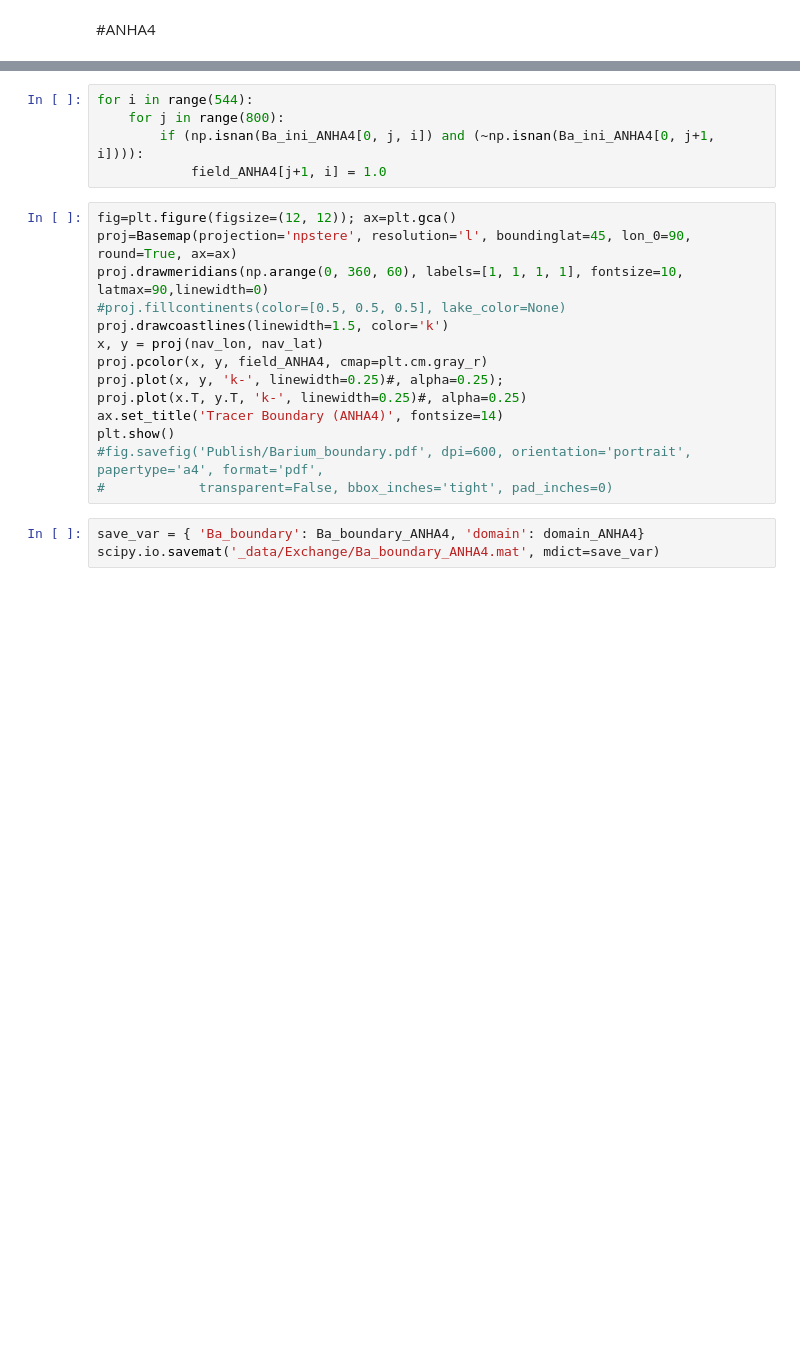
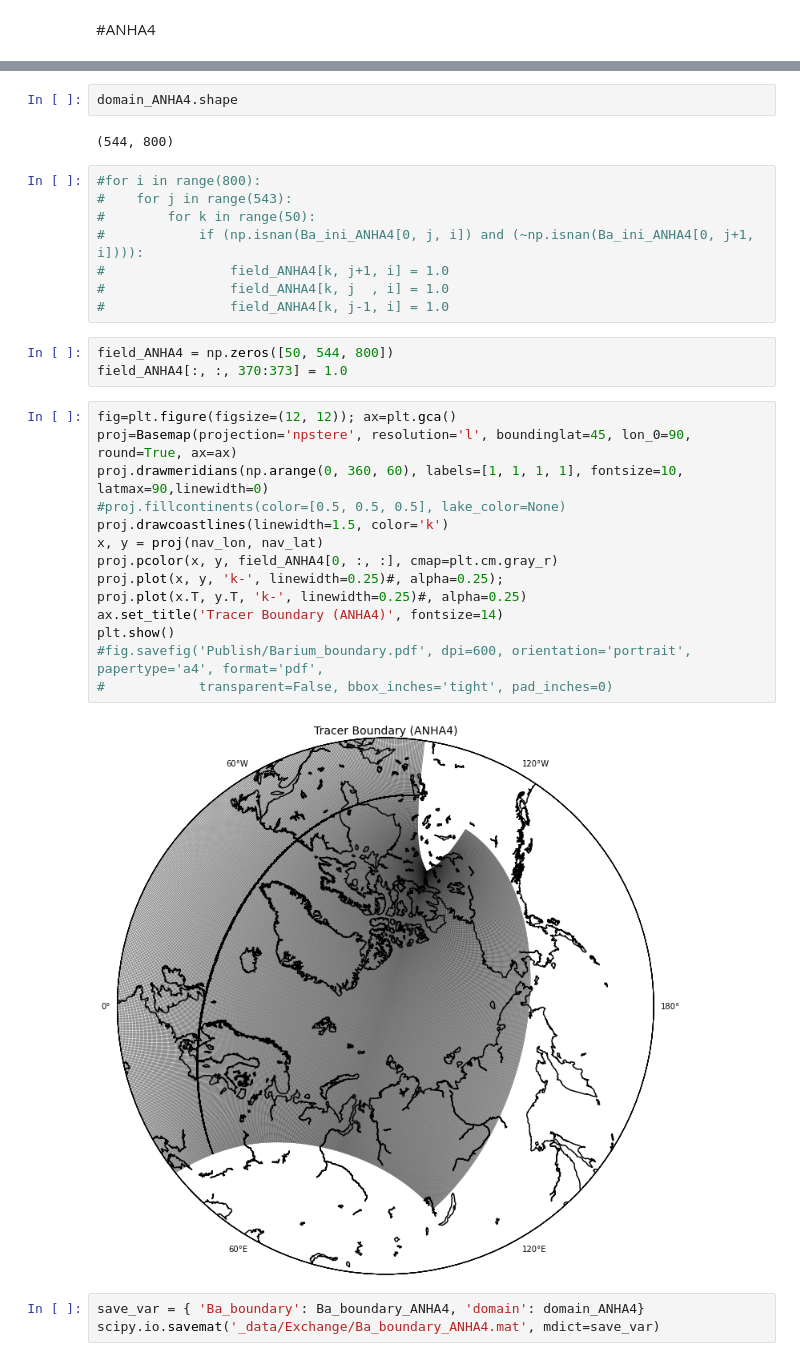
Before and after one commit to UBC-MOAD/analysis-kyle, a Jupyter notebook: notebooks/[Barium] 05 Tracer Boundary Indexing.ipynb, the cells around one changed output, grey strips where cells are left out. Drawn from its saved outputs; the diff is of its cells as text; blank space fills up the shorter version.

Commit message:
ANHA4 Ba updated

```diff
--- a/notebooks/[Barium] 05 Tracer Boundary Indexing.ipynb
+++ b/notebooks/[Barium] 05 Tracer Boundary Indexing.ipynb
@@ -103,22 +110,34 @@ nav_lat.shape
+# %%
+domain_ANHA4.shape
+# %% [output]
+(544, 800)
 # %%
-for i in range(544):
-    for j in range(800):
-        if (np.isnan(Ba_ini_ANHA4[0, j, i]) and (~np.isnan(Ba_ini_ANHA4[0, j+1, i]))):
-            field_ANHA4[j+1, i] = 1.0
+#for i in range(800):
+#    for j in range(543):
+#        for k in range(50):
+#            if (np.isnan(Ba_ini_ANHA4[0, j, i]) and (~np.isnan(Ba_ini_ANHA4[0, j+1, i]))):
+#                field_ANHA4[k, j+1, i] = 1.0
+#                field_ANHA4[k, j  , i] = 1.0
+#                field_ANHA4[k, j-1, i] = 1.0
+# %%
+field_ANHA4 = np.zeros([50, 544, 800])
+field_ANHA4[:, :, 370:373] = 1.0
 # %%
 fig=plt.figure(figsize=(12, 12)); ax=plt.gca()
 proj=Basemap(projection='npstere', resolution='l', boundinglat=45, lon_0=90, round=True, ax=ax)
 proj.drawmeridians(np.arange(0, 360, 60), labels=[1, 1, 1, 1], fontsize=10, latmax=90,linewidth=0)
 #proj.fillcontinents(color=[0.5, 0.5, 0.5], lake_color=None)
 proj.drawcoastlines(linewidth=1.5, color='k')
 x, y = proj(nav_lon, nav_lat)
-proj.pcolor(x, y, field_ANHA4, cmap=plt.cm.gray_r)
+proj.pcolor(x, y, field_ANHA4[0, :, :], cmap=plt.cm.gray_r)
 proj.plot(x, y, 'k-', linewidth=0.25)#, alpha=0.25);
 proj.plot(x.T, y.T, 'k-', linewidth=0.25)#, alpha=0.25)
 ax.set_title('Tracer Boundary (ANHA4)', fontsize=14)
 plt.show()
 #fig.savefig('Publish/Barium_boundary.pdf', dpi=600, orientation='portrait', papertype='a4', format='pdf',
 #            transparent=False, bbox_inches='tight', pad_inches=0)
+# %% [output]
+[figure, added]
 # %%
 save_var = { 'Ba_boundary': Ba_boundary_ANHA4, 'domain': domain_ANHA4}
 scipy.io.savemat('_data/Exchange/Ba_boundary_ANHA4.mat', mdict=save_var)
```
Also changed, not shown: parts of 11 cells of this notebook, 8 other files.
